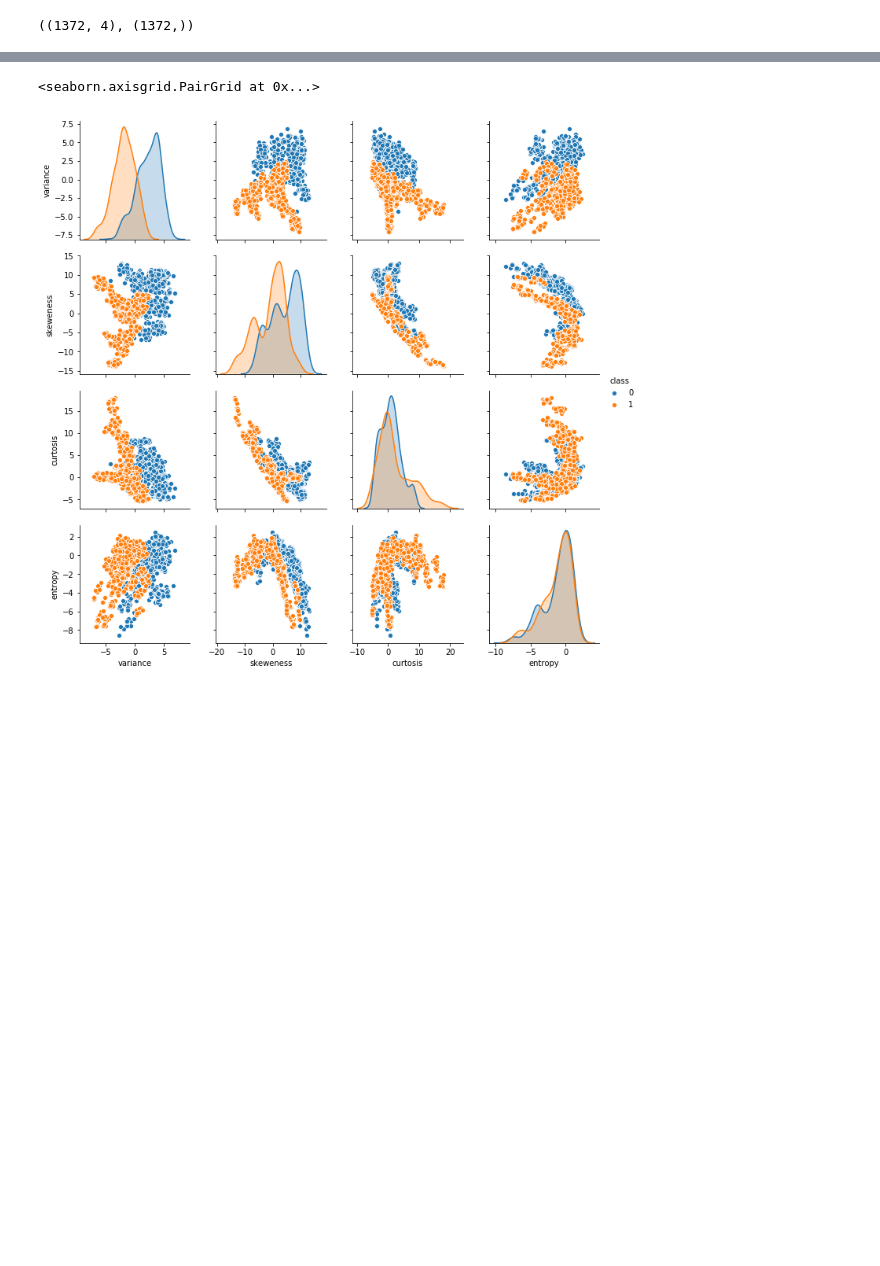
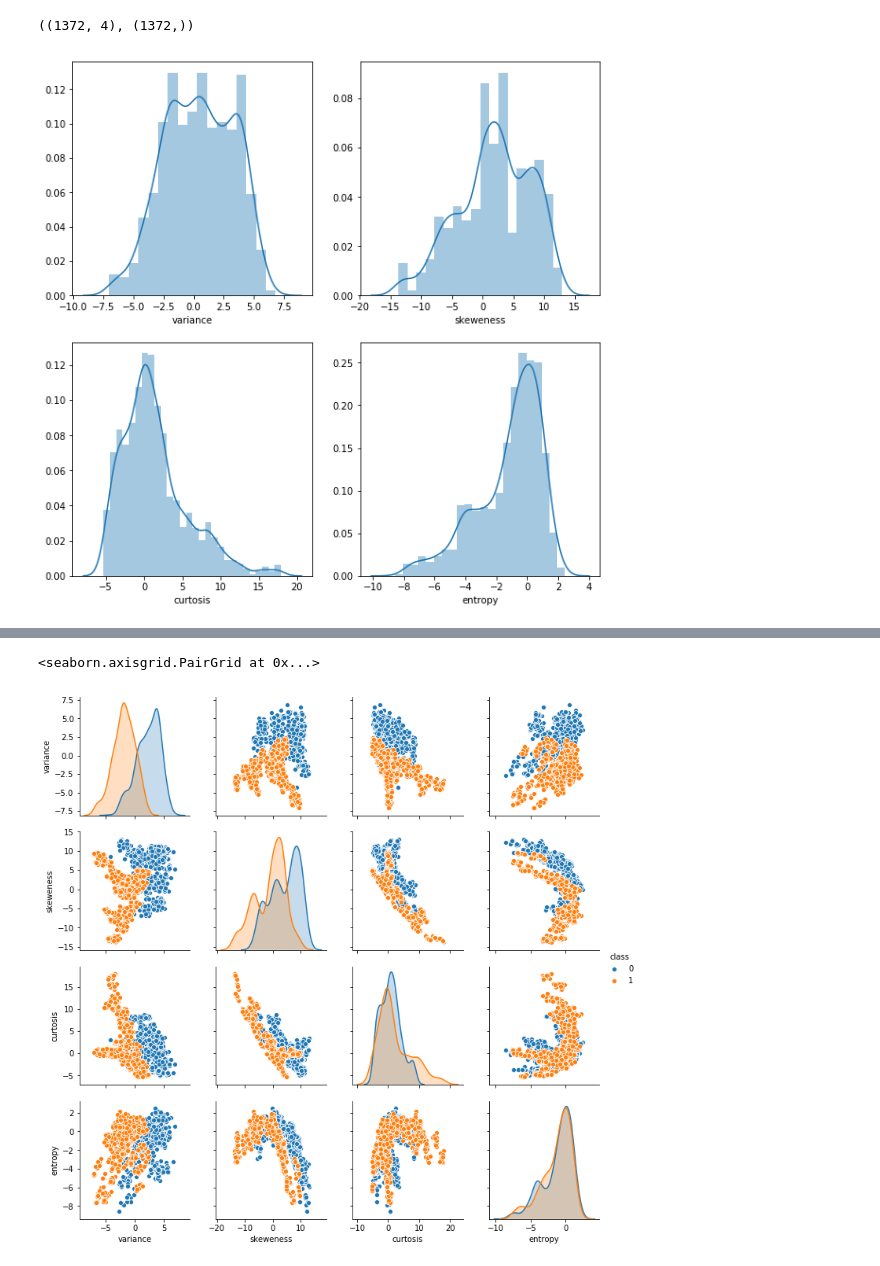
Before and after one commit to EGoms/4442, a Jupyter notebook: banknotes.ipynb, the cells around one changed output, grey strips where cells are left out. Drawn from its saved outputs; the diff is of its cells as text; code cells hidden in the pictures; blank space fills up the shorter version.

```diff
--- a/banknotes.ipynb
+++ b/banknotes.ipynb
@@ -27,3 +27,12 @@ features = p.iloc[:, :-1]
 features.shape, labels.shape
 # %% [output]
 ((1372, 4), (1372,))
+# %%
+fig, ax = plt.subplots(2, 2, figsize=(10, 10))
+sns.distplot(p['variance'], ax=ax[0][0])
+sns.distplot(p['skeweness'], ax=ax[0][1])
+sns.distplot(p['curtosis'], ax=ax[1][0])
+sns.distplot(p['entropy'], ax=ax[1][1])
+plt.show()
+# %% [output]
+[figure, added]
```
Also changed, not shown: parts of 6 cells of this notebook.
